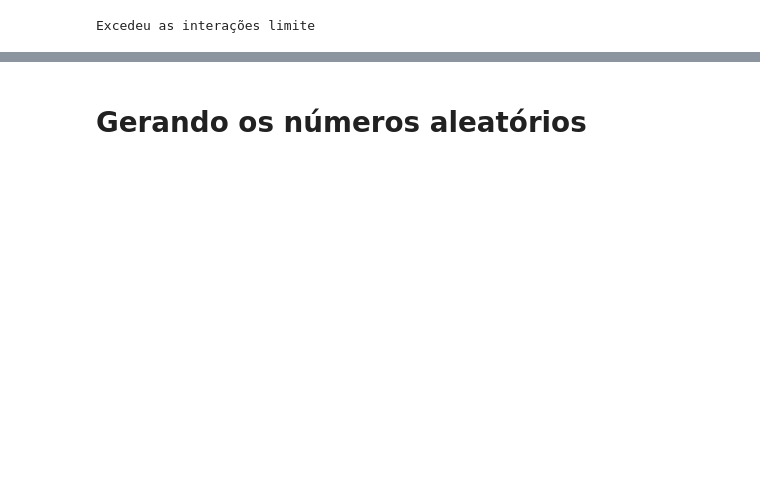
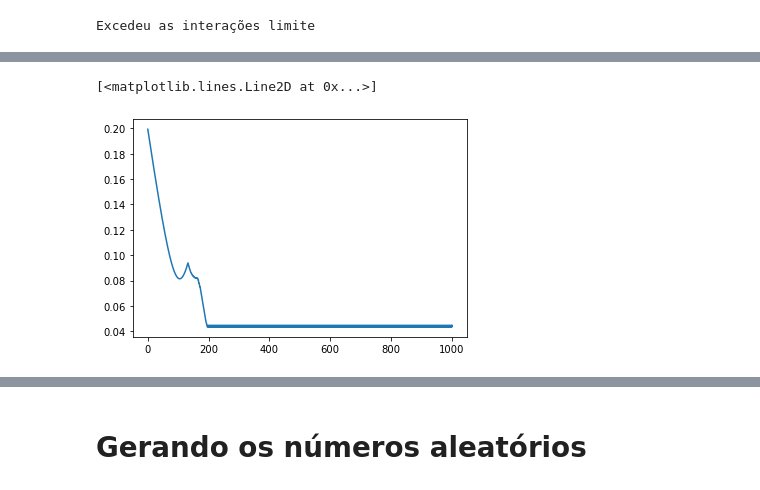
Before and after one commit to augusnunes/optimized-calibration, a Jupyter notebook: src_py/gradient/implementacao_b-town_3dm.ipynb, the cells around one changed output, grey strips where cells are left out. Saved outputs shown, nothing was run; the diff lists cells and outputs as text; code cells hidden in the pictures; blank space fills up the shorter version.

```diff
--- a/src_py/gradient/implementacao_b-town_3dm.ipynb
+++ b/src_py/gradient/implementacao_b-town_3dm.ipynb
@@ -98,3 +135,8 @@ plt.plot(y)
+# %%
+plt.plot(caminho)
+# %% [output]
+[<matplotlib.lines.Line2D at 0x...>]
+[figure, added]
 # %%
 x
 # %% [output]
```
Also changed, not shown: parts of 53 cells of this notebook, 8 other files.
